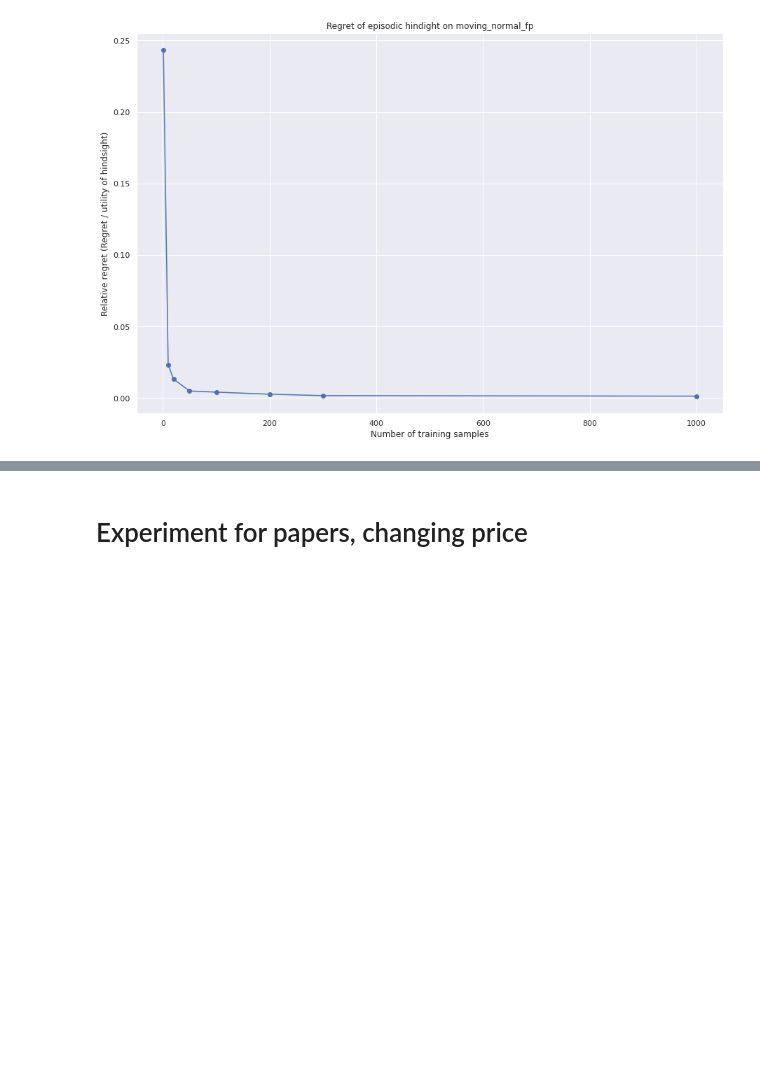
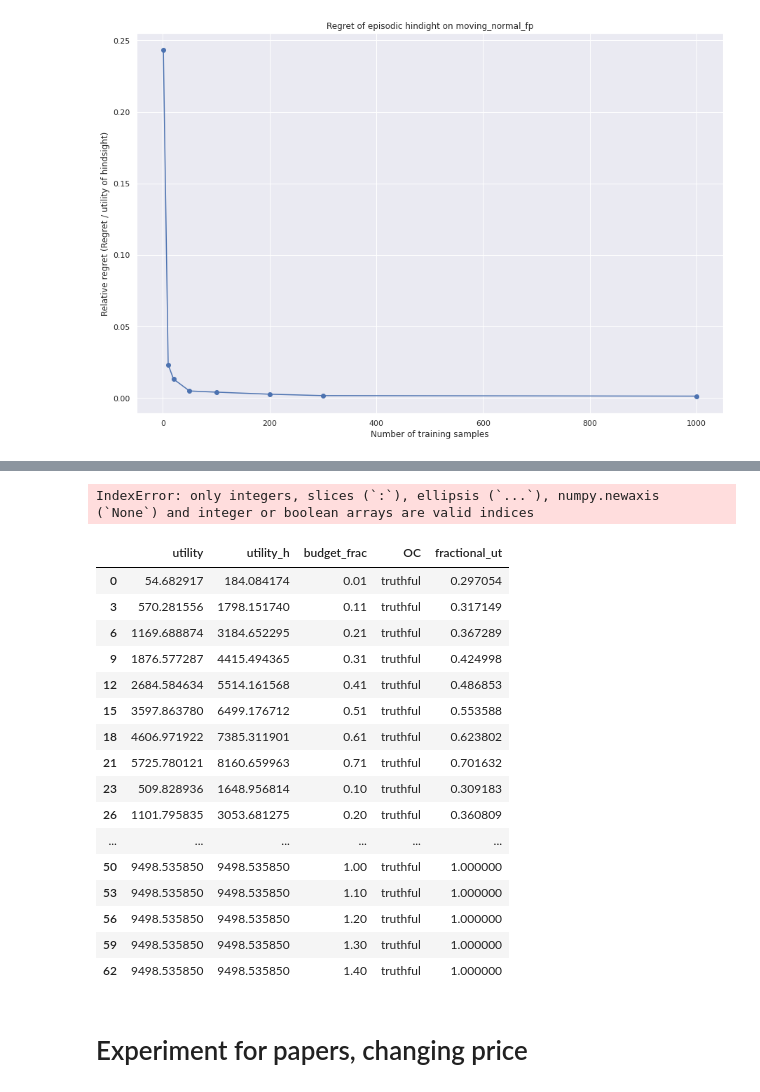
Before and after one commit to bhuvesh/adapdive_pacing, a Jupyter notebook: Pacing_notfb.ipynb, the cells around one changed output, grey strips where cells are left out. Cells and saved outputs as stored; diff of their text form; code cells hidden in the pictures; blank space fills up the shorter version.

```diff
--- a/Pacing_notfb.ipynb
+++ b/Pacing_notfb.ipynb
@@ -934,3 +1342,37 @@ Text(0.5, 1.0, 'Regret of episodic hindight on moving_normal_fp')
+# %%
+ax = sns.relplot(
+x ='budget_frac',
+y ='fractional_ut',
+kind = 'scatter',
+hue = 'Algorithm',
+style="Algorithm",
+height = 5,
+data = change_OC(df_utility_res),
+s= 50
+)
+ax.set(xlabel='budget/buy_all_budget' , ylabel='Utlity / Opt Utility', title='Performance on moving_normal_fp dataset')
+# %% [output]
+IndexError: only integers, slices (`:`), ellipsis (`...`), numpy.newaxis (`None`) and integer or boolean arrays are valid indices
+# %%
+df_utility_res[df_utility_res['OC']=='truthful']
+# %% [output]
+|  | utility | utility_h | budget_frac | OC | fractional_ut |
+| 0 | 54.682917 | 184.084174 | 0.01 | truthful | 0.297054 |
+| 3 | 570.281556 | 1798.151740 | 0.11 | truthful | 0.317149 |
+| 6 | 1169.688874 | 3184.652295 | 0.21 | truthful | 0.367289 |
+| 9 | 1876.577287 | 4415.494365 | 0.31 | truthful | 0.424998 |
+| 12 | 2684.584634 | 5514.161568 | 0.41 | truthful | 0.486853 |
+| 15 | 3597.863780 | 6499.176712 | 0.51 | truthful | 0.553588 |
+| 18 | 4606.971922 | 7385.311901 | 0.61 | truthful | 0.623802 |
+| 21 | 5725.780121 | 8160.659963 | 0.71 | truthful | 0.701632 |
+| 23 | 509.828936 | 1648.956814 | 0.10 | truthful | 0.309183 |
+| 26 | 1101.795835 | 3053.681275 | 0.20 | truthful | 0.360809 |
+| ... | ... | ... | ... | ... | ... |
+| 50 | 9498.535850 | 9498.535850 | 1.00 | truthful | 1.000000 |
+| 53 | 9498.535850 | 9498.535850 | 1.10 | truthful | 1.000000 |
+| 56 | 9498.535850 | 9498.535850 | 1.20 | truthful | 1.000000 |
+| 59 | 9498.535850 | 9498.535850 | 1.30 | truthful | 1.000000 |
+| 62 | 9498.535850 | 9498.535850 | 1.40 | truthful | 1.000000 |
 # %% [markdown]
 # Experiment for papers, changing price
 # %% [markdown]
```
Also changed, not shown: parts of 49 cells of this notebook.
